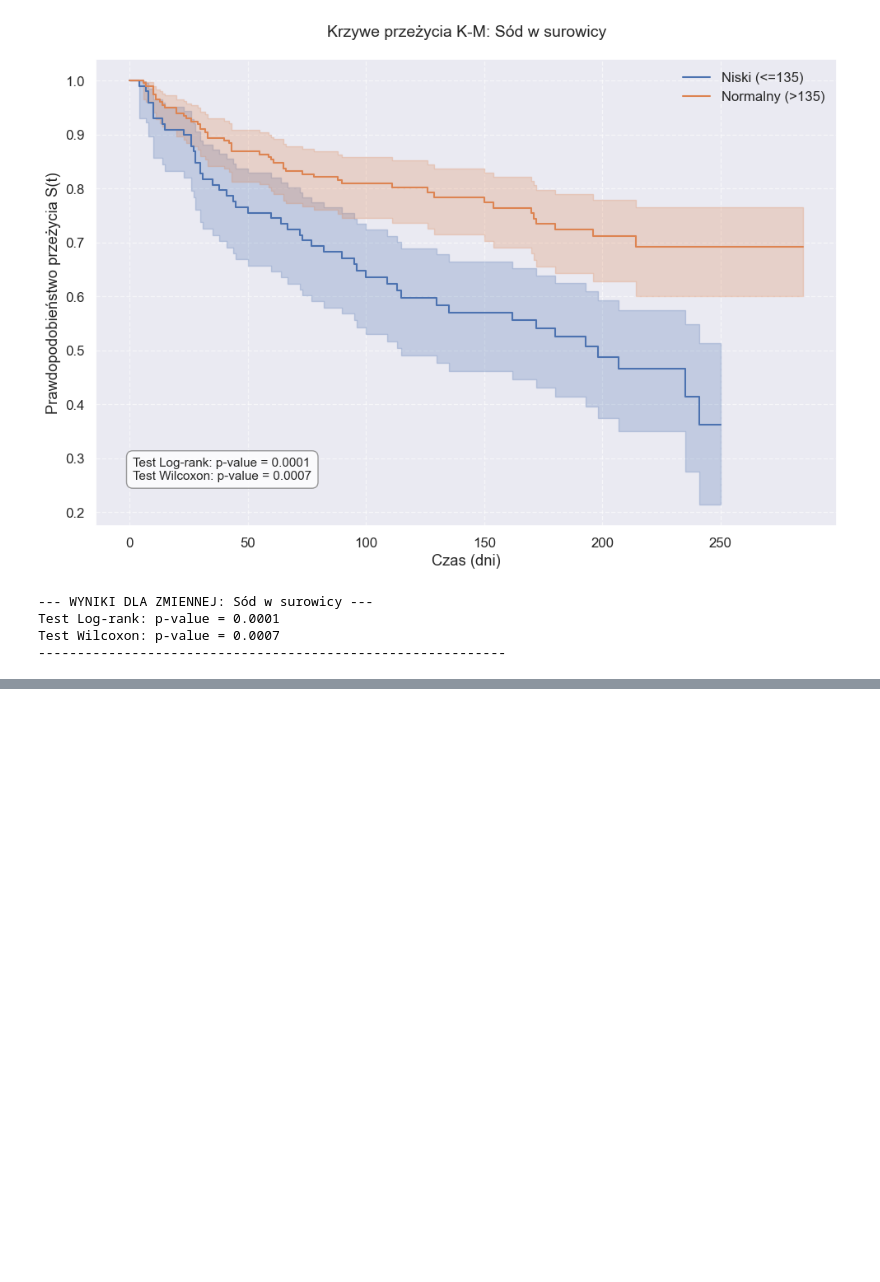
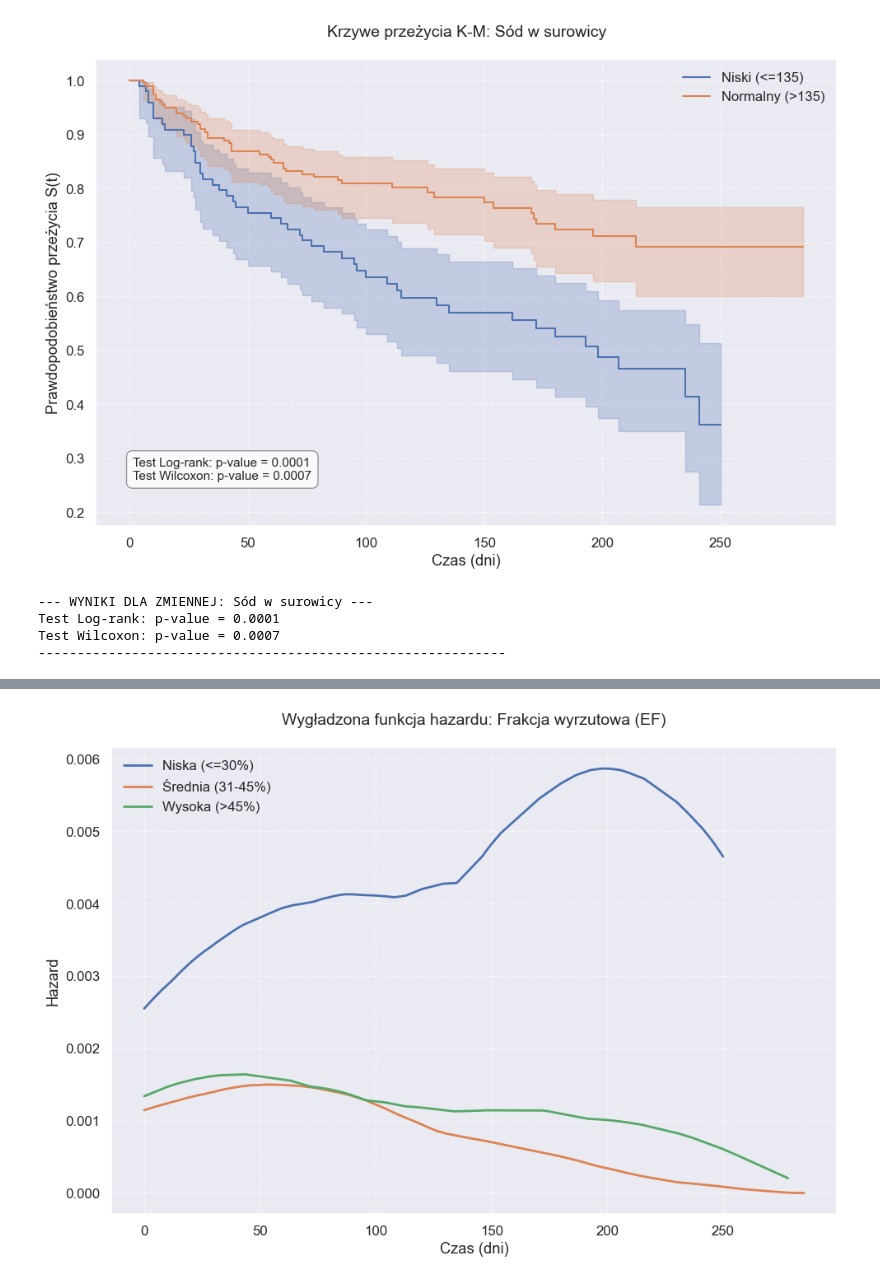
Before and after one commit to MadejMatt/ACT_projekt, a Jupyter notebook: 02_modele_nieparametryczne.ipynb, the cells around one changed output, grey strips where cells are left out. Saved outputs shown, nothing was run; the diff lists cells and outputs as text; code cells hidden in the pictures; blank space fills up the shorter version.

```diff
--- a/02_modele_nieparametryczne.ipynb
+++ b/02_modele_nieparametryczne.ipynb
@@ -204,0 +366,5 @@ Test Wilcoxon: p-value = 0.0007
+# %%
+df['ef_cat'] = pd.cut(df['ejection_fraction'], bins=[0, 30, 45, 100], labels=[0, 1, 2])
+ksztalt_hazardu_grup(df, 'ef_cat', {0: 'Niska (<=30%)', 1: 'Średnia (31-45%)', 2: 'Wysoka (>45%)'}, 'Frakcja wyrzutowa (EF)')
+# %% [output]
+[figure, added]
```
Also changed, not shown: parts of 13 cells of this notebook.
